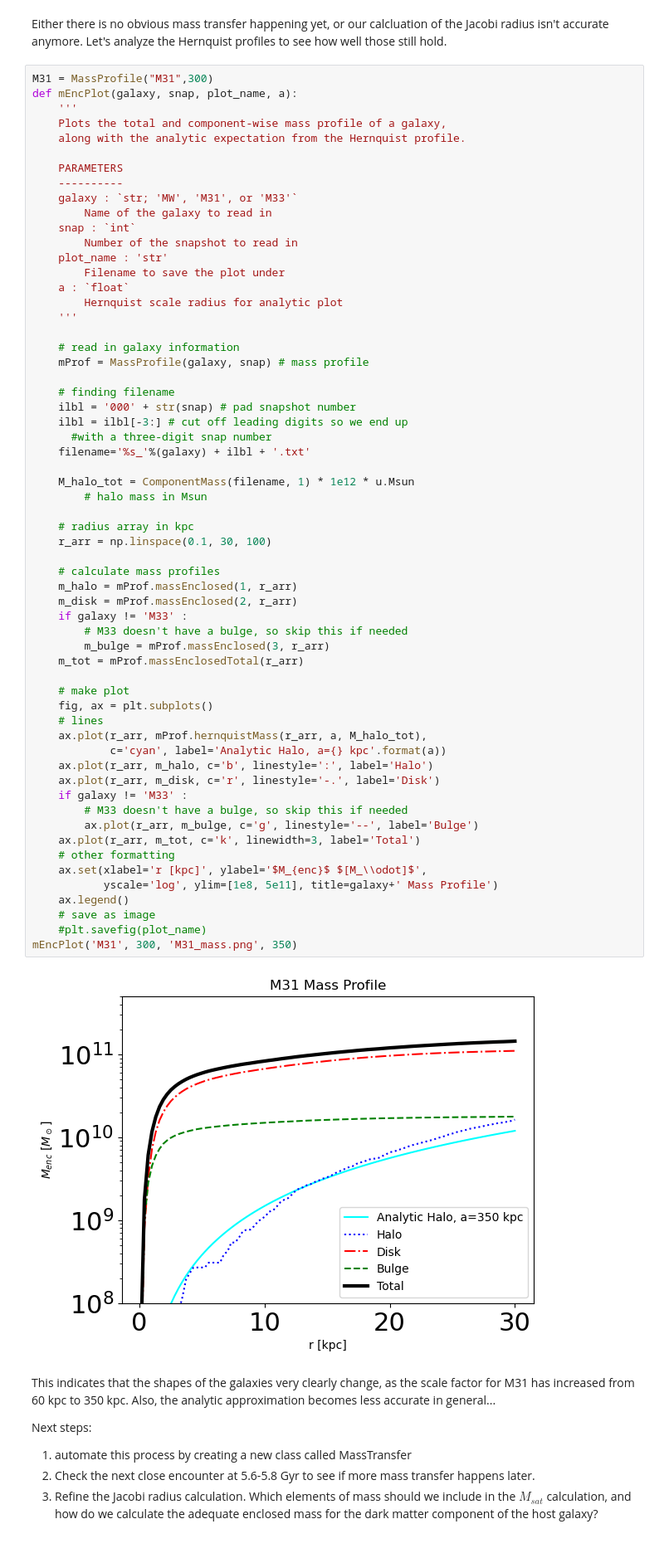
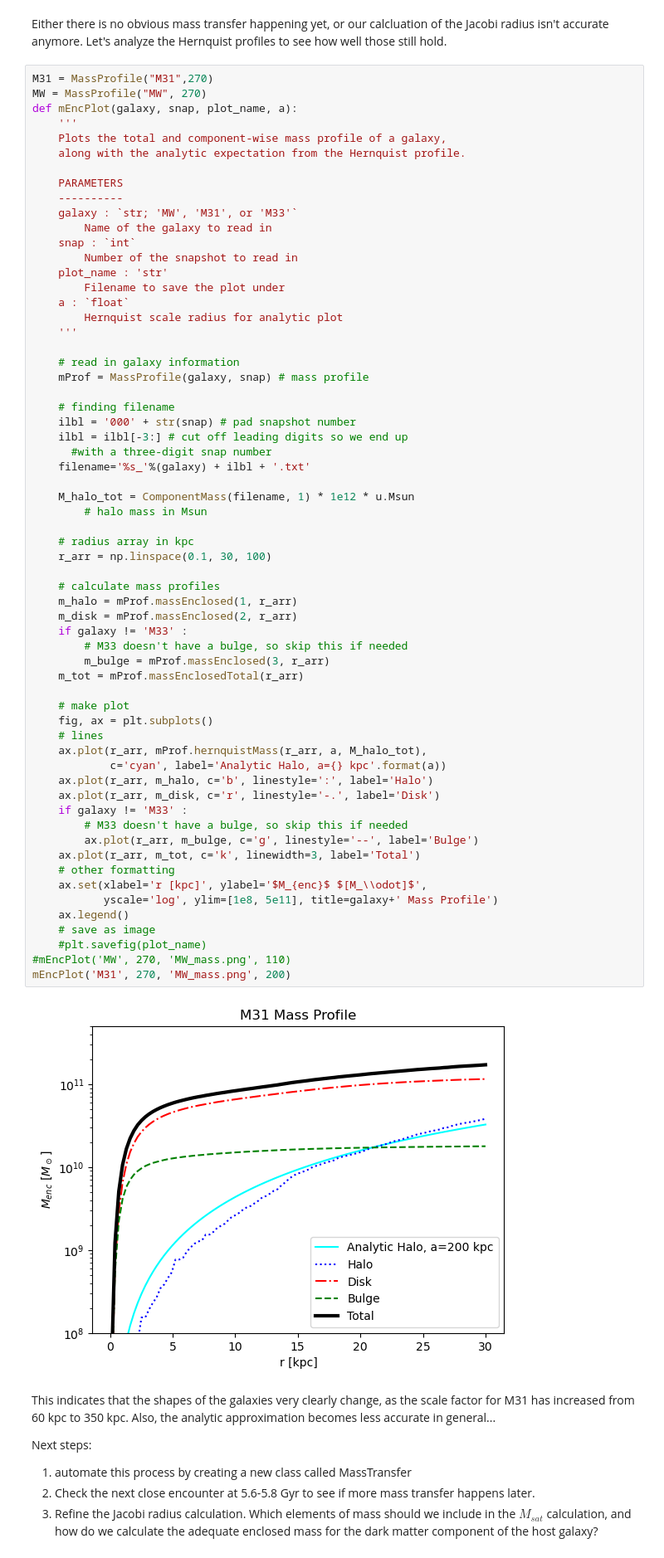
Before and after one commit to ainakhleh/400B2023_Nakhleh, a Jupyter notebook: ResearchAssignments/ResearchAssignment5/mass_transfer.ipynb, the cells around one changed output. Shown at 83% size. Saved outputs shown, nothing was run; the diff lists cells and outputs as text.

```diff
--- a/ResearchAssignments/ResearchAssignment5/mass_transfer.ipynb
+++ b/ResearchAssignments/ResearchAssignment5/mass_transfer.ipynb
@@ -544,7 +616,8 @@ marked particle radii are [] kpc which is greater than [256.07861504] kpc
 # %% [markdown]
 Either there is no obvious mass transfer happening yet, or our calcluation of the Jacobi radius isn't accurate anymore. Let's analyze the Hernquist profiles to see how well those still hold.
 # %%
-M31 = MassProfile("M31",300)
+M31 = MassProfile("M31",270)
+MW = MassProfile("MW", 270)
 def mEncPlot(galaxy, snap, plot_name, a):
     '''
     Plots the total and component-wise mass profile of a galaxy,
@@ -576,35 +649,36 @@ def mEncPlot(galaxy, snap, plot_name, a):
 
     # radius array in kpc
     r_arr = np.linspace(0.1, 30, 100)
 
     # calculate mass profiles
     m_halo = mProf.massEnclosed(1, r_arr)
     m_disk = mProf.massEnclosed(2, r_arr)
     if galaxy != 'M33' :
         # M33 doesn't have a bulge, so skip this if needed
         m_bulge = mProf.massEnclosed(3, r_arr)
     m_tot = mProf.massEnclosedTotal(r_arr)
 
     # make plot
     fig, ax = plt.subplots()
     # lines
     ax.plot(r_arr, mProf.hernquistMass(r_arr, a, M_halo_tot),
             c='cyan', label='Analytic Halo, a={} kpc'.format(a))
     ax.plot(r_arr, m_halo, c='b', linestyle=':', label='Halo')
     ax.plot(r_arr, m_disk, c='r', linestyle='-.', label='Disk')
     if galaxy != 'M33' :
         # M33 doesn't have a bulge, so skip this if needed
         ax.plot(r_arr, m_bulge, c='g', linestyle='--', label='Bulge')
     ax.plot(r_arr, m_tot, c='k', linewidth=3, label='Total')
     # other formatting
     ax.set(xlabel='r [kpc]', ylabel='$M_{enc}$ $[M_\\odot]$',
            yscale='log', ylim=[1e8, 5e11], title=galaxy+' Mass Profile')
     ax.legend()
     # save as image
     #plt.savefig(plot_name)
-mEncPlot('M31', 300, 'M31_mass.png', 350)
+#mEncPlot('MW', 270, 'MW_mass.png', 110)
+mEncPlot('M31', 270, 'MW_mass.png', 200)
 # %% [output]
-[figure, old version]
+[figure, new version]
 # %% [markdown]
 This indicates that the shapes of the galaxies very clearly change, as the scale factor for M31 has increased from 60 kpc to 350 kpc. Also, the analytic approximation becomes less accurate in general...
 
```
Also changed, not shown: parts of 9 cells of this notebook, 19 other files.
